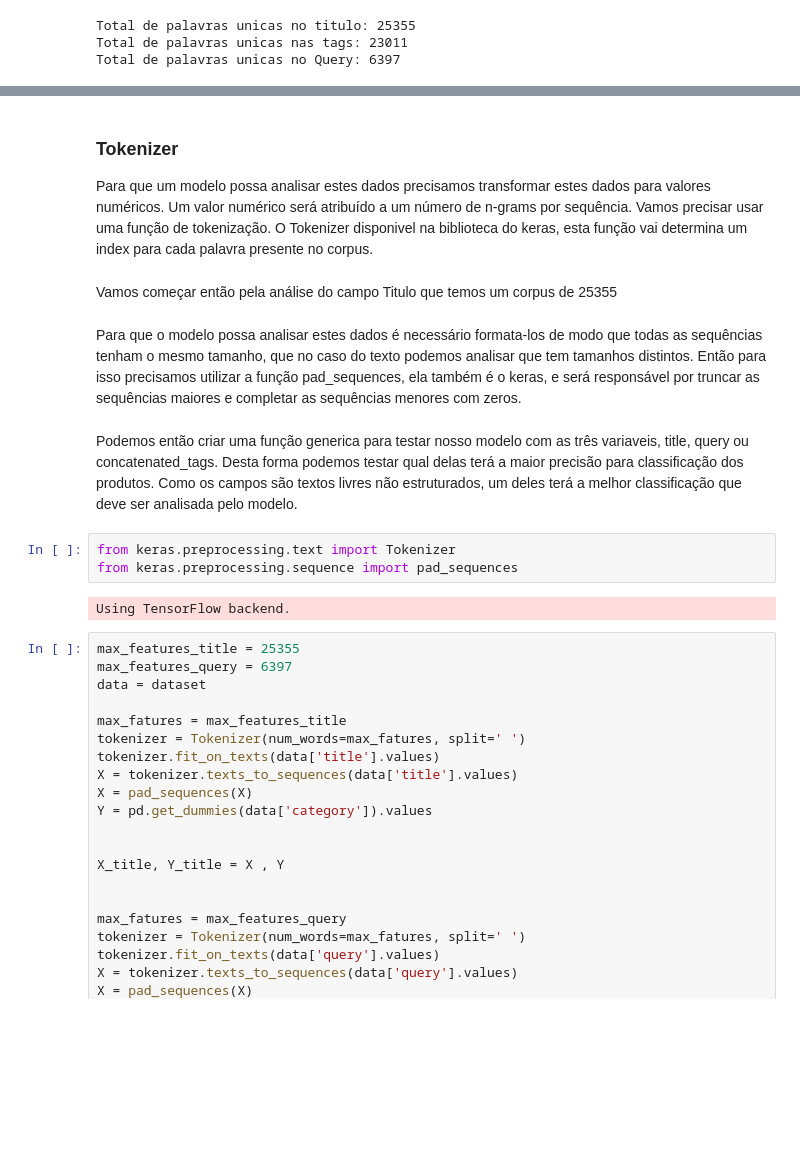
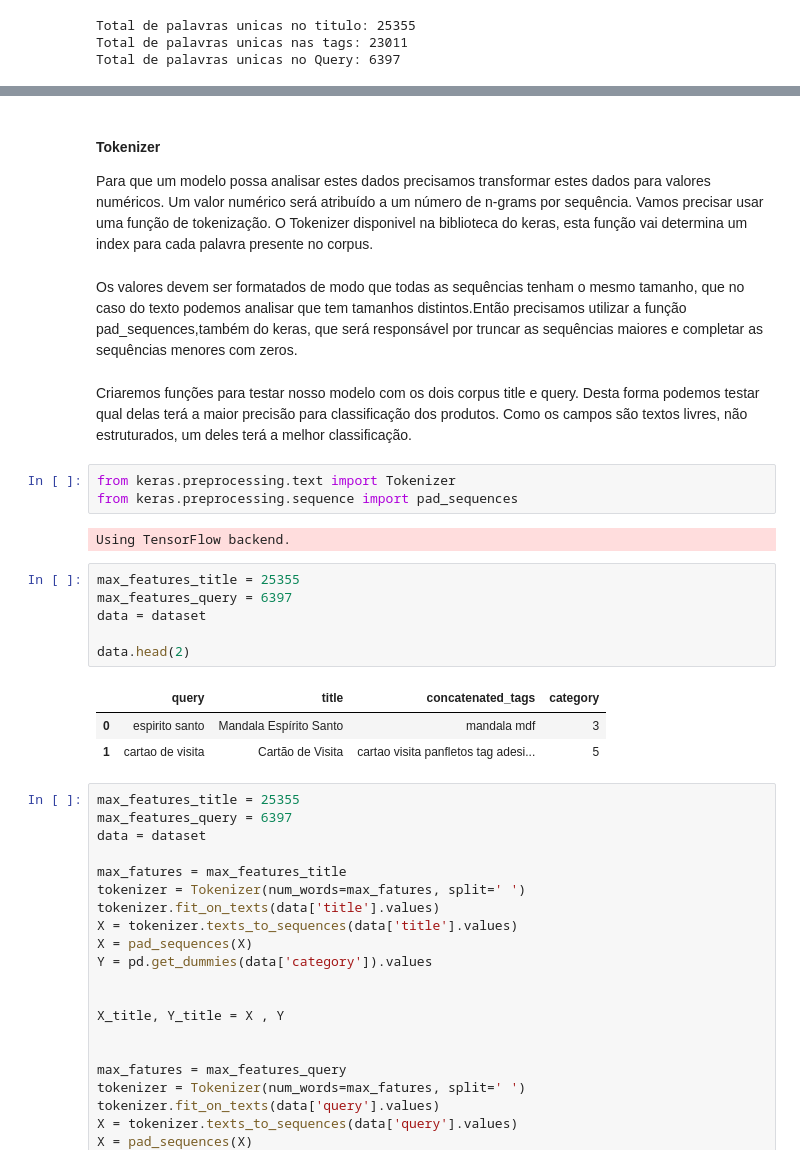
Before and after one commit to AlineIoste/Classifica-o-de-produtos, a Jupyter notebook: Elo7 - Classificador de Produtos.ipynb, the cells around one changed output, grey strips where cells are left out. Cells and saved outputs as stored; diff of their text form; blank space fills up the shorter version.

```diff
--- a/Elo7 - Classificador de Produtos.ipynb
+++ b/Elo7 - Classificador de Produtos.ipynb
@@ -235,22 +247,28 @@ Precisamos então avaliar qual seria o campos com maior indice de precisão para
 # %% [markdown]
-### Tokenizer
+#### Tokenizer
 Para que um modelo possa analisar estes dados precisamos transformar estes dados para valores numéricos.
 Um valor numérico será atribuído a um número de n-grams por sequência. Vamos precisar usar uma função de tokenização.
 O Tokenizer disponivel na biblioteca do keras, esta função vai determina um index para cada palavra presente no corpus.
-# %% [markdown]
-Vamos começar então pela análise do campo Titulo que temos um corpus de 25355
 # %% [markdown]
-Para que o modelo possa analisar estes dados é necessário formata-los de modo que todas as sequências tenham o mesmo tamanho, que no caso do texto podemos analisar que tem tamanhos distintos.
-Então para isso precisamos utilizar a função pad_sequences, ela também é o keras, e será responsável por truncar as sequências maiores e completar as sequências menores com zeros.
+Os valores devem ser formatados de modo que todas as sequências tenham o mesmo tamanho, que no caso do texto podemos analisar que tem tamanhos distintos.Então precisamos utilizar a função pad_sequences,também do keras, que será responsável por truncar as sequências maiores e completar as sequências menores com zeros.
 # %% [markdown]
-Podemos então criar uma função generica para testar nosso modelo com as três variaveis, title, query ou concatenated_tags.
-Desta forma podemos testar qual delas terá a maior precisão para classificação dos produtos.
-Como os campos são textos livres não estruturados, um deles terá a melhor classificação que deve ser analisada pelo modelo.
+Criaremos funções para testar nosso modelo com os dois corpus title e query. Desta forma podemos testar qual delas terá a maior precisão para classificação dos produtos.
+Como os campos são textos livres, não estruturados, um deles terá a melhor classificação.
 # %%
 from keras.preprocessing.text import Tokenizer
 from keras.preprocessing.sequence import pad_sequences
 # %% [output]
 Using TensorFlow backend.
+# %%
+max_features_title = 25355
+max_features_query = 6397
+data = dataset
+
+data.head(2)
+# %% [output]
+|  | query | title | concatenated_tags | category |
+| 0 | espirito santo | Mandala Espírito Santo | mandala mdf | 3 |
+| 1 | cartao de visita | Cartão de Visita | cartao visita panfletos tag adesi... | 5 |
 # %%
 max_features_title = 25355
 max_features_query = 6397
```
Also changed, not shown: parts of 76 cells of this notebook.
